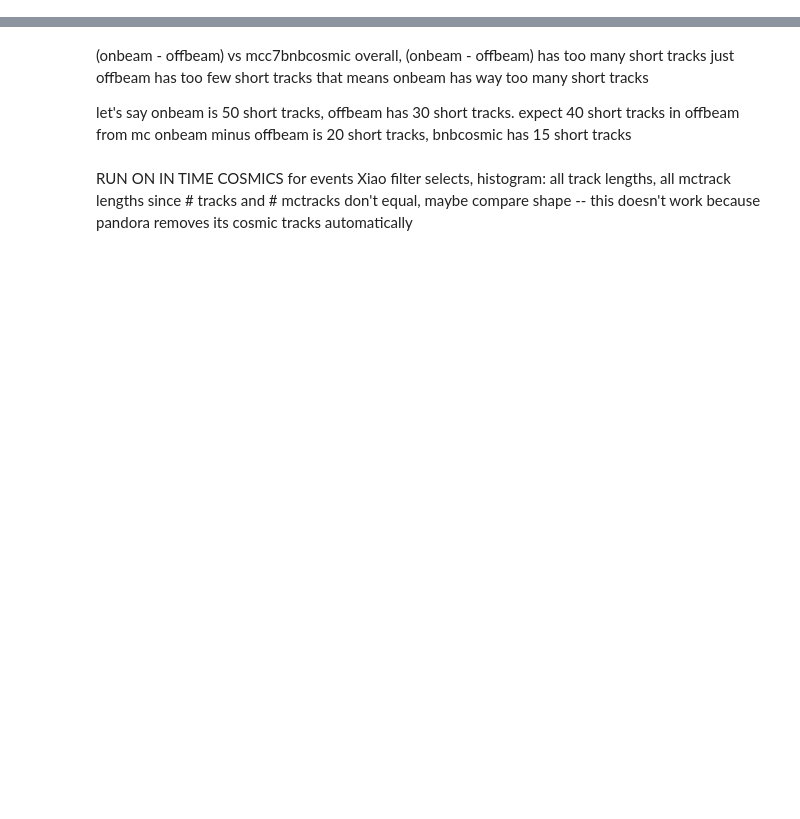
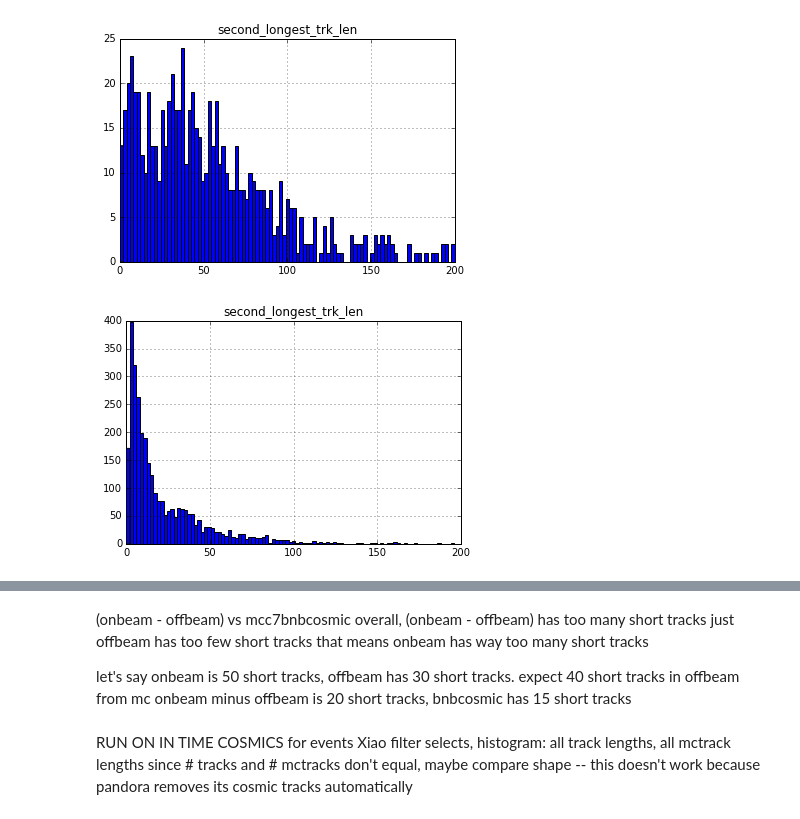
Before and after one commit to kaleko/KalekoAna, a Jupyter notebook: CCInclusive/mac/data_mc_comparisons.ipynb, the cells around one changed output, grey strips where cells are left out. Drawn from its saved outputs; the diff is of its cells as text; code cells hidden in the pictures; blank space fills up the shorter version.

```diff
--- a/CCInclusive/mac/data_mc_comparisons.ipynb
+++ b/CCInclusive/mac/data_mc_comparisons.ipynb
@@ -30,11 +41,11 @@ track_producer = 'pandoraNuPMA'
 vtx_producer = 'pmtrack'
 #vtx_producer = 'pandoraNu'
 # %%
-mcnu = 'ana_out_trk%s_vtx%s_mcc71ext2bnb3_1_20cmseg_yscatteronly_2res_0mradsmear.root'%(track_producer,vtx_producer) #_20cmseg_yscatteronly_2res_0mradsmear.root'% \
+mcnu = 'ana_out_trk%s_vtx%s_mcc71ext2bnb3_1_20cmseg_yscatteronly_2res_10mradsmear.root'%(track_producer,vtx_producer) #_20cmseg_yscatteronly_2res_0mradsmear_flashzdist10.root'% \
 
-datanu =  'ana_out_trk%s_vtx%s_mcc71ext2bnb3_3_20cmseg_yscatteronly_2res_0mradsmear.root'%(track_producer,vtx_producer)  #_20cmseg_yscatteronly_2res_0mradsmear.root'% \
+datanu =  'ana_out_trk%s_vtx%s_mcc71ext2bnb3_3_20cmseg_yscatteronly_2res_0mradsmear.root'%(track_producer,vtx_producer)  #_20cmseg_yscatteronly_2res_0mradsmear_flashzdist10.root'% \
 
-databkg = 'ana_out_trk%s_vtx%s_mcc71ext2bnb3_2_20cmseg_yscatteronly_2res_0mradsmear.root'% (track_producer,vtx_producer) #_20cmseg_yscatteronly_2res_0mradsmear.root'% \
+databkg = 'ana_out_trk%s_vtx%s_mcc71ext2bnb3_2_20cmseg_yscatteronly_2res_0mradsmear.root'% (track_producer,vtx_producer) #_20cmseg_yscatteronly_2res_0mradsmear_flashzdist10.root'% \
 
 
 files = { 'mcnu' : filedir + mcnu,
@@ -161,9 +174,14 @@ if 'SPACECHARGE' in mcnu:
     print "CHANGING MCNU POT PER EVENT SINCE THIS IS SPACECHARGE SAMPLE!"
     pot_per_sample['mcnu'] = (1.234e15) * n_evts_analyzed['mcnu']
 # %%
-mybins = np.linspace(0,1050,100)
-blah = df_dict['mcnu'].query('not longest_trk_contained and nu_E_estimate > 2').hist('longest_track_end_z',bins=mybins)
-blah = df_dict['datanu'].query('not longest_trk_contained and nu_E_estimate > 2').hist('longest_track_end_z',bins=mybins)
+mybins = np.linspace(0,200,100)
+blah = df_dict['mcnu'].query('correct_ID and true_nu_E > 2.5').hist('second_longest_trk_len',bins=mybins)
+blah = df_dict['mcnu'].query('not correct_ID').hist('second_longest_trk_len',bins=mybins)
+
+#blah = df_dict['datanu'].hist('second_longest_trk_len',bins=mybins)
+# %% [output]
+[figure, added]
+[figure, added]
 # %%
 def computeChiSqPval(beamonhist,beamoffhist,mchist):
 
```
Also changed, not shown: parts of 14 cells of this notebook, 3 other files.
